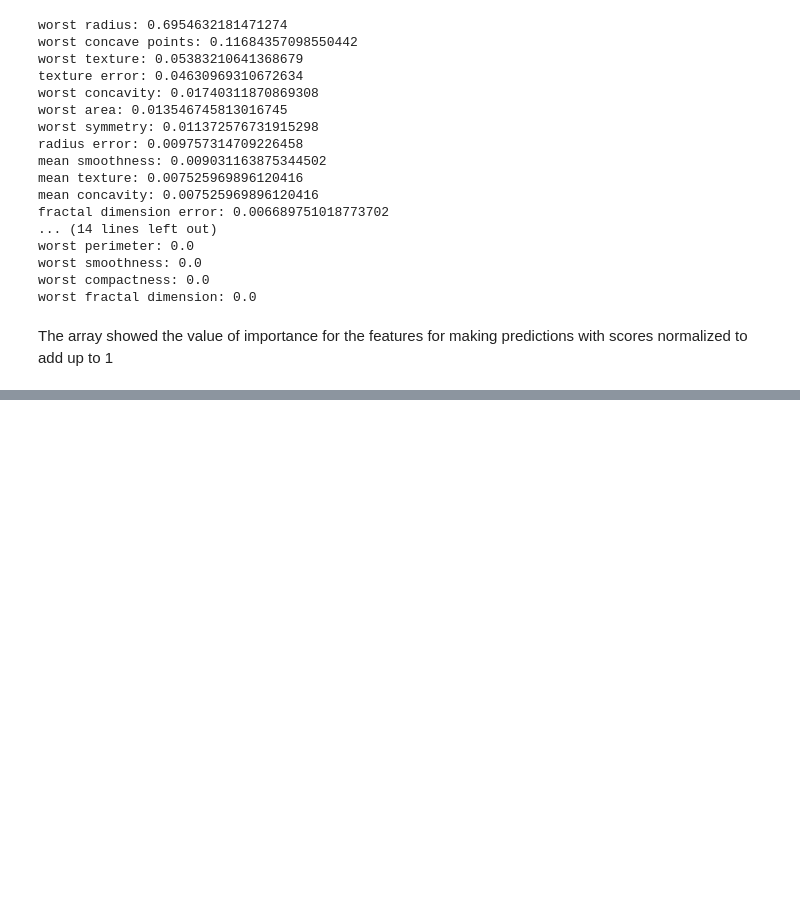
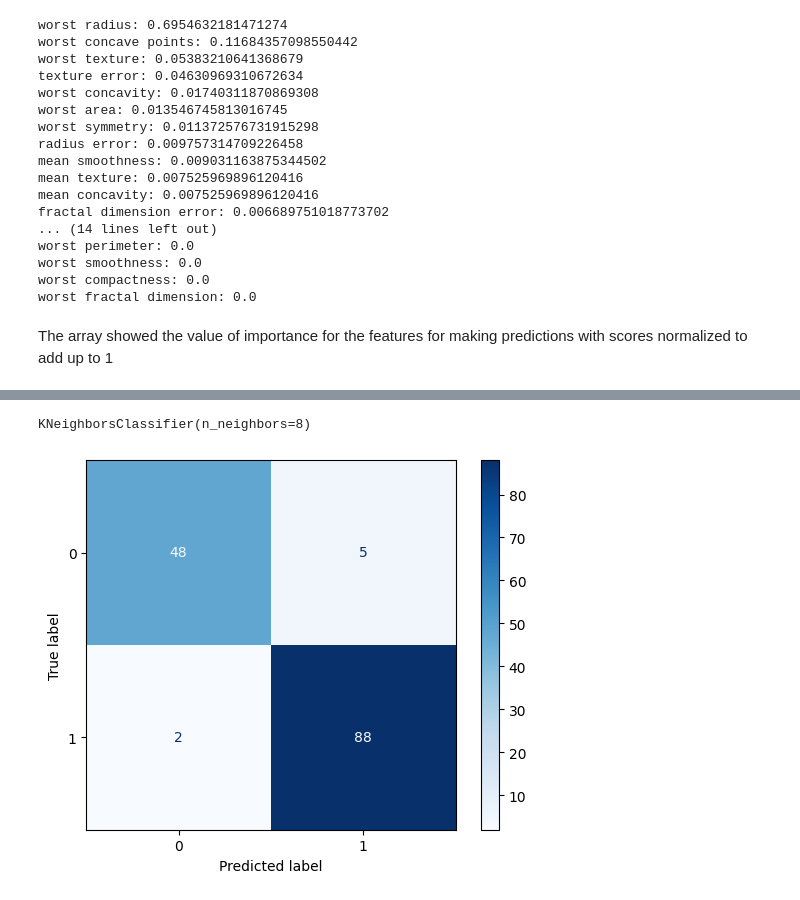
Before and after one commit to Takosaga/fall_24, a Jupyter notebook: machine_learning_and_predictive_analytics/decision_trees/decision_trees_practice.ipynb, the cells around one changed output, grey strips where cells are left out. Cells and saved outputs as stored; diff of their text form; code cells hidden in the pictures; blank space fills up the shorter version.

```diff
--- a/machine_learning_and_predictive_analytics/decision_trees/decision_trees_practice.ipynb
+++ b/machine_learning_and_predictive_analytics/decision_trees/decision_trees_practice.ipynb
@@ -119,0 +171,24 @@ The array showed the value of importance for the features for making predictions
+# %%
+X = cancer.data
+feature_names = cancer.feature_names
+scaler = StandardScaler()
+X_scaled = scaler.fit_transform(X)
+X_train, X_test, y_train, y_test = train_test_split(X_scaled, cancer.target,
+                                                    stratify=cancer.target,
+                                                    random_state=66)
+knn = KNeighborsClassifier(n_neighbors=8)
+knn.fit(X_train, y_train)
+# %% [output]
+KNeighborsClassifier(n_neighbors=8)
+# %%
+y_pred = knn.predict(X_test)
+
+# Create the confusion matrix
+conf_matrix = confusion_matrix(y_test, y_pred)
+disp = ConfusionMatrixDisplay(confusion_matrix=conf_matrix, display_labels=knn.classes_)
+
+# Plot the confusion matrix
+disp.plot(cmap=plt.cm.Blues)
+plt.show()
+# %% [output]
+[figure, added]
```
Also changed, not shown: parts of 5 cells of this notebook.
